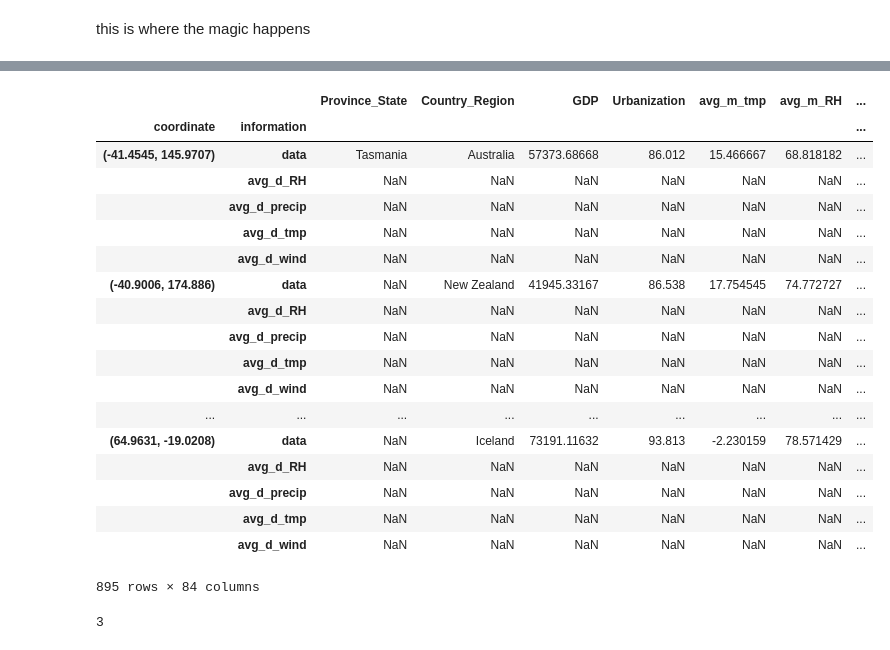
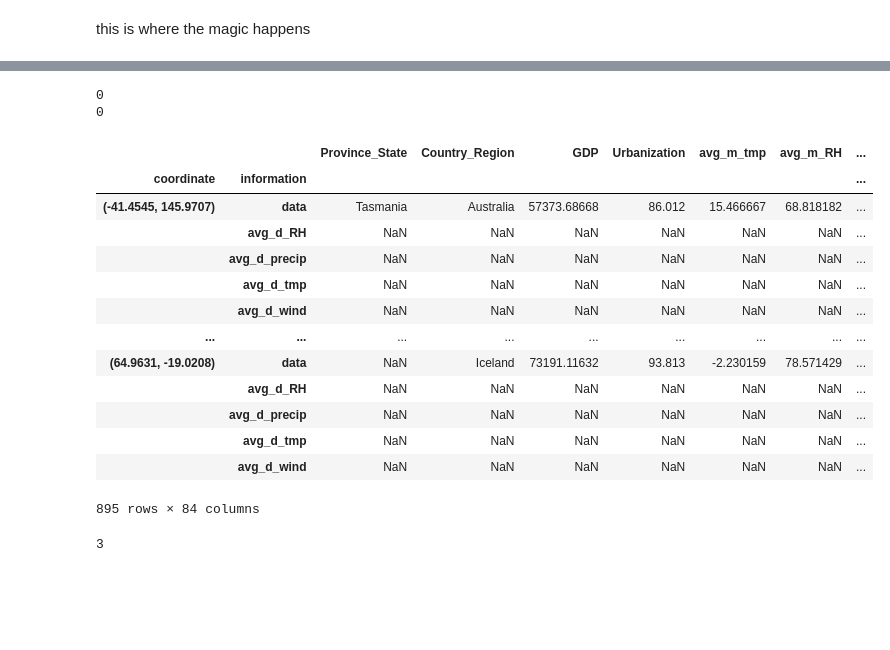
Before and after one commit to hopl1t/covid19, a Jupyter notebook: notebooks/add_gdp_urbanization_to_pickle.ipynb, the cells around one changed output, grey strips where cells are left out. Cells and saved outputs as stored; diff of their text form; code cells hidden in the pictures; blank space fills up the shorter version.

Commit message:
Added missing gdp and urban data, and a check that all entries in the hopkins table that have country_region data, have non-nan gdp and urbanization data

```diff
--- a/notebooks/add_gdp_urbanization_to_pickle.ipynb
+++ b/notebooks/add_gdp_urbanization_to_pickle.ipynb
@@ -16,14 +16,5 @@ Import tableau and hopkins data
 # hopkins_conf_data = pd.read_csv('../augmented_datasets/hopkins_conf.csv')
 # hopkins_death_data = pd.read_csv('../augmented_datasets/hopkins_death.csv')
 
-PICKLE_PATH = '../augmented_datasets/hopkins_conf_gf0304.pkl'
-RESULT_PATH = '../augmented_datasets/hopkins_conf_gf0304_GDP.pkl'
-
-hopkins_conf = pd.DataFrame()
-
-with open(PICKLE_PATH, 'rb') as file:
-    hopkins_conf = pickle.load(file)
-
-hopkins_conf
-
-# hopkins_conf_data.head()
+PICKLE_PATH = '../augmented_datasets/pickles/hopkins_conf_gf0304.pkl'
+RESULT_PATH = '../augmented_datasets/pickles/hopkins_conf_gf0304_GDP.pkl'
@@ -49,0 +21,9 @@ hopkins_conf
+# %%
+hopkins_conf = pd.DataFrame()
+
+with open(PICKLE_PATH, 'rb') as file:
+#     hopkins_conf = pickle.load(file)
+    hopkins_conf = pd.read_pickle(file)
+hopkins_conf
+
+# hopkins_conf_data.head()
@@ -138,8 +171,10 @@ def standardize_external_names(external_df):
     #     'Cabo Verde': 'Cape Verde',
         'Brunei Darussalam': 'Brunei',
         'Slovak Republic': 'Slovakia',
+        'Russian Federation': 'Russia',
         'Korea, Rep.': 'Korea, South',
         'Timor Leste': 'East Timor',
+        'Venezuela, RB': 'Venezuela',
         'St. Vincent and the Grenadines': 'Saint Vincent and the Grenadines',
         })
     return external_df
@@ -222,21 +249,28 @@ new_hopkins_conf
+# %%
+# Checking that all entries with Country_Region data have gdp and urbanization data
+
+check = new_hopkins_conf[new_hopkins_conf['Urbanization'].isna()]
+check = check[check['Country_Region'].notna()]
+print (check.shape[0])
+
+check = new_hopkins_conf[new_hopkins_conf['GDP'].isna()]
+check = check[check['Country_Region'].notna()]
+print (check.shape[0])
+# %% [output]
+0
+0
 # %%
 with open(RESULT_PATH, 'wb') as file:
     pickle.dump(new_hopkins_conf, file)
 # %%
 test = pd.DataFrame()
 with open(RESULT_PATH, 'rb') as file:
-    test = pickle.load(file)
-
+    test = pd.read_pickle(file)
 test
 # %% [output]
 |  |  | Province_State | Country_Region | GDP | Urbanization | avg_m_tmp | avg_m_RH | ... |
 | coordinate | information |  |  |  |  |  |  | ... |
 | (-41.4545, 145.9707) | data | Tasmania | Australia | 57373.68668 | 86.012 | 15.466667 | 68.818182 | ... |
-|  | avg_d_RH | NaN | NaN | NaN | NaN | NaN | NaN | ... |
-|  | avg_d_precip | NaN | NaN | NaN | NaN | NaN | NaN | ... |
-|  | avg_d_tmp | NaN | NaN | NaN | NaN | NaN | NaN | ... |
-|  | avg_d_wind | NaN | NaN | NaN | NaN | NaN | NaN | ... |
-| (-40.9006, 174.886) | data | NaN | New Zealand | 41945.33167 | 86.538 | 17.754545 | 74.772727 | ... |
 |  | avg_d_RH | NaN | NaN | NaN | NaN | NaN | NaN | ... |
 |  | avg_d_precip | NaN | NaN | NaN | NaN | NaN | NaN | ... |
 |  | avg_d_tmp | NaN | NaN | NaN | NaN | NaN | NaN | ... |
```
Also changed, not shown: parts of 9 cells of this notebook, 8 other files.
